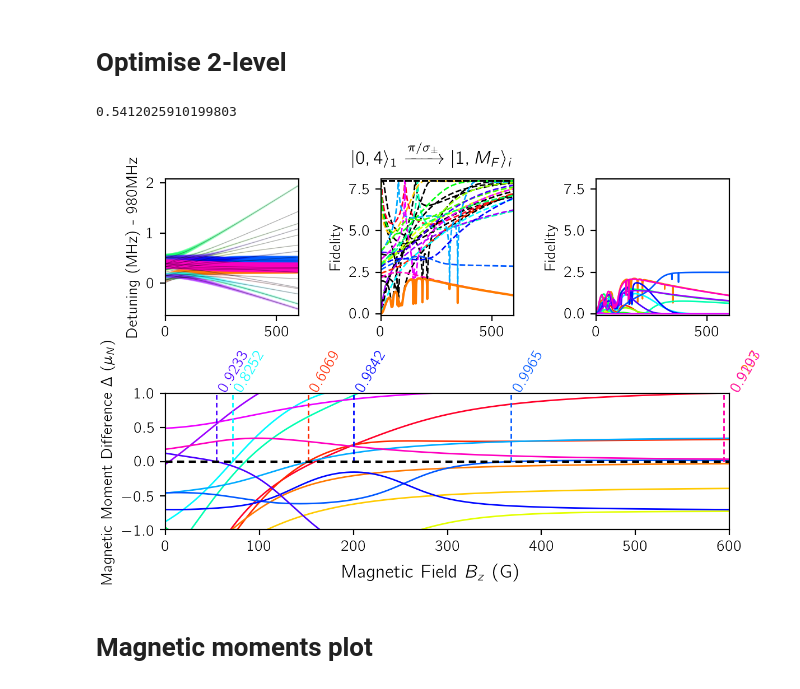
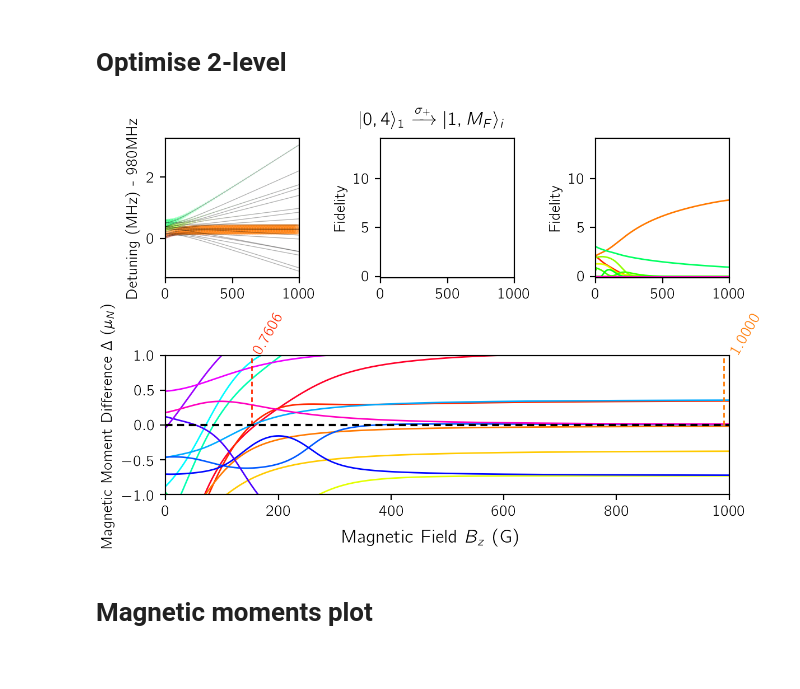
Before and after one commit to tomhepz/MolecularEnergyLevels, a Jupyter notebook: notebooks/optimiser.ipynb, the cells around one changed output. Saved outputs shown, nothing was run; the diff lists cells and outputs as text; code cells hidden in the pictures.

```diff
--- a/notebooks/optimiser.ipynb
+++ b/notebooks/optimiser.ipynb
@@ -169,11 +85,0 @@ def fidelity(ts,d=8):
-# %%
-fig, (ax1,ax2) = plt.subplots(2,1,sharex=True)
-muN = scipy.constants.physical_constants['nuclear magneton'][0]
-
-ax1.plot(B*GAUSS,MAGNETIC_MOMENTS[:,128:]/muN, color='grey', alpha=0.3,linewidth=0.5,zorder=0);
-ax1.set_ylabel("Magnetic Moment $\mu$ $(\mu_N)$")
-
-ax2.plot(B*GAUSS,ENERGIES[:,128:]/muN, color='grey', alpha=0.3,linewidth=0.5,zorder=0);
-ax2.set_xlim(0,200)
-ax2.set_ylabel("Energy")
-ax2.set_xlabel("Magnetic Field $B_z$ (G)")
@@ -183,11 +170,11 @@ Text(0.5, 0, 'Magnetic Field $B_z$ (G)')
 # %% [markdown]
 # Optimise 2-level
 # %%
-polarisation = None             # Polarisation: -1,0,1,None
+polarisation = 1             # Polarisation: -1,0,1,None
 initial_state_label = (0,4,1)   # Which state to go from
-focus_state_label = (1,3,2)     # Which state to highlight
+focus_state_label = (1,4,2)     # Which state to highlight
 desired_pulse_time = 100*1e-6   # What desired pulse time (s)
-dynamic_range = 8               # What Dynamic range to use for Fidelity
+dynamic_range = 14               # What Dynamic range to use for Fidelity
 #################################
 
 if polarisation is None:
@@ -214,9 +201,9 @@ axb = fig.add_subplot(gs[1, :])
 
 fig.suptitle(r'$|{},{}\rangle_{} \xrightarrow{{{}}} |1,M_F\rangle_i $'.format(*initial_state_label, polarisation_text))
 
-axl.set_xlim(0,B_MAX*GAUSS)
-axm.set_xlim(0,B_MAX*GAUSS)
-axr.set_xlim(0,B_MAX*GAUSS)
+axl.set_xlim(0,B_MAX/GAUSS)
+axm.set_xlim(0,B_MAX/GAUSS)
+axr.set_xlim(0,B_MAX/GAUSS)
 
 axm.set_ylim(-0.1,dynamic_range+0.1)
 axr.set_ylim(-0.1,dynamic_range+0.1)
@@ -231,23 +218,23 @@ for i, state_index in enumerate(accessible_state_indices):
     this_colour = state_cmap[i]
     det = ((ENERGIES[:, state_index] - ENERGIES[:, initial_state_index]) / scipy.constants.h)
     absg = np.abs(coupling[:, initial_state_index, state_index])
-    axl.scatter(B[::10]*GAUSS, det[::10]/1e6-980, color=this_colour, edgecolors=None, alpha=absg[::10]**0.5*0.5, s=absg[::10] ** 2 * 100, zorder=2)
-    axl.plot(B*GAUSS,det/1e6-980,color='k',linewidth=0.5,zorder=3,alpha=0.3)
+    axl.scatter(B[::10]/GAUSS, det[::10]/1e6-980, color=this_colour, edgecolors=None, alpha=absg[::10]**0.5*0.5, s=absg[::10] ** 2 * 100, zorder=2)
+    axl.plot(B/GAUSS,det/1e6-980,color='k',linewidth=0.5,zorder=3,alpha=0.3)
 
 # Middle single state plot
-transfered = np.ones(B_STEPS)
-for off_res_index in range(N_STATES):
-    if off_res_index == initial_state_index or off_res_index == focus_state_index:
-        continue
-    this_colour=state_cmap[accessible_state_indices.index(off_res_index)] if off_res_index in accessible_state_indices else 'black'
-    for (a,b) in [(initial_state_index,focus_state_index),(focus_state_index,initial_state_index)]:
-        k = np.abs((ENERGIES[:, off_res_index] - ENERGIES[:, b]) * desired_pulse_time / scipy.constants.h)
-        g = np.abs(coupling[:, a, off_res_index]/coupling[:, a, b])
-        sub_transfered = twice_average_fidelity(k,g)
-        axm.plot(B*GAUSS,fidelity(sub_transfered, dynamic_range),c=this_colour,linestyle='dashed',linewidth=1)
-        transfered *= sub_transfered
-axm.plot(B*GAUSS,fidelity(transfered, dynamic_range),c=state_cmap[accessible_state_indices.index(focus_state_index)])
-print(transfered[30])
+# transfered = np.ones(B_STEPS)
+# for off_res_index in range(N_STATES):
+#     if off_res_index == initial_state_index or off_res_index == focus_state_index:
+#         continue
+#     this_colour=state_cmap[accessible_state_indices.index(off_res_index)] if off_res_index in accessible_state_indices else 'black'
+#     for (a,b) in [(initial_state_index,focus_state_index),(focus_state_index,initial_state_index)]:
+#         k = np.abs((ENERGIES[:, off_res_index] - ENERGIES[:, b]) * desired_pulse_time / scipy.constants.h)
+#         g = np.abs(coupling[:, a, off_res_index]/coupling[:, a, b])
+#         sub_transfered = twice_average_fidelity(k,g)
+#         axm.plot(B/GAUSS,fidelity(sub_transfered, dynamic_range),c=this_colour,linestyle='dashed',linewidth=1)
+#         transfered *= sub_transfered
+# axm.plot(B/GAUSS,fidelity(transfered, dynamic_range),c=state_cmap[accessible_state_indices.index(focus_state_index)])
+# print(transfered[30])
 
 
 # # Right all state plots
@@ -260,41 +247,40 @@ for i, focus_state_index in enumerate(accessible_state_indices):
             continue
         for (a,b) in [(initial_state_index,focus_state_index),(focus_state_index,initial_state_index)]:
             k = np.abs((ENERGIES[:, off_res_index] - ENERGIES[:, b]) * desired_pulse_time / scipy.constants.h)
             g = np.abs(coupling[:, a, off_res_index]/coupling[:, a, b])
             sub_transfered = twice_average_fidelity(k,g)
             transfered *= sub_transfered
     accessible_transfered.append(transfered)
-    axr.plot(B*GAUSS,fidelity(transfered, dynamic_range),c=this_colour,linewidth=1)
+    axr.plot(B/GAUSS,fidelity(transfered, dynamic_range),c=this_colour,linewidth=1)
 
 
-axb.set_xlim(0,B_MAX*GAUSS)
+axb.set_xlim(0,B_MAX/GAUSS)
 axb.set_ylim(-1,1)
 # axb.set_xlabel('Magnetic Field $B_z$ (G)')
 axb.set_ylabel('Magnetic Moment Difference $\Delta$ $(\mu_N)$')
 
 
 axb.axhline(0, dashes=(3, 2), color='k', linewidth=1.5, alpha=1, zorder=3)
 for i, focus_state_index in enumerate(accessible_state_indices):
     this_colour = state_cmap[i]
     magnetic_moment_difference = (MAGNETIC_MOMENTS[:,focus_state_index]-MAGNETIC_MOMENTS[:,initial_state_index])
-    axb.plot(B*GAUSS,magnetic_moment_difference/muN, alpha=1,linewidth=1,zorder=1,c=this_colour)
+    axb.plot(B/GAUSS,magnetic_moment_difference/muN, alpha=1,linewidth=1,zorder=1,c=this_colour)
     abs_magnetic_moment_difference = np.abs(magnetic_moment_difference)
     min_delta = np.argmin(abs_magnetic_moment_difference)
     if abs_magnetic_moment_difference[min_delta]/muN < 0.3:
         this_transferred = accessible_transfered[i][min_delta]
         if this_transferred < 0.5:
             continue
-        text_place = B[min_delta]*GAUSS
-        line_place = max(min(B[min_delta]*GAUSS,B_MAX*GAUSS*0.99),B_MAX*GAUSS*0.01)
+        text_place = B[min_delta]/GAUSS
+        line_place = max(min(B[min_delta]/GAUSS,B_MAX/GAUSS*0.99),B_MAX/GAUSS*0.01)
         axb.axvline(line_place,ymin=0.5,color=this_colour,linewidth=1,dashes=(3,2))
         this_transferred = accessible_transfered[i][min_delta]
         this_transferred_string = f"{this_transferred:.4f}"
         axb.text(text_place,1.02,this_transferred_string,rotation=60,c=this_colour)
 
-fig.savefig('../images/2-level-optimisation.pdf')
+# fig.savefig('../images/2-level-optimisation.pdf')
 # %% [output]
-0.5412025910199803
-[figure, old version]
+[figure, new version]
 # %% [markdown]
 # Magnetic moments plot
 # %%
```
Also changed, not shown: parts of 28 cells of this notebook, 10 other files.
